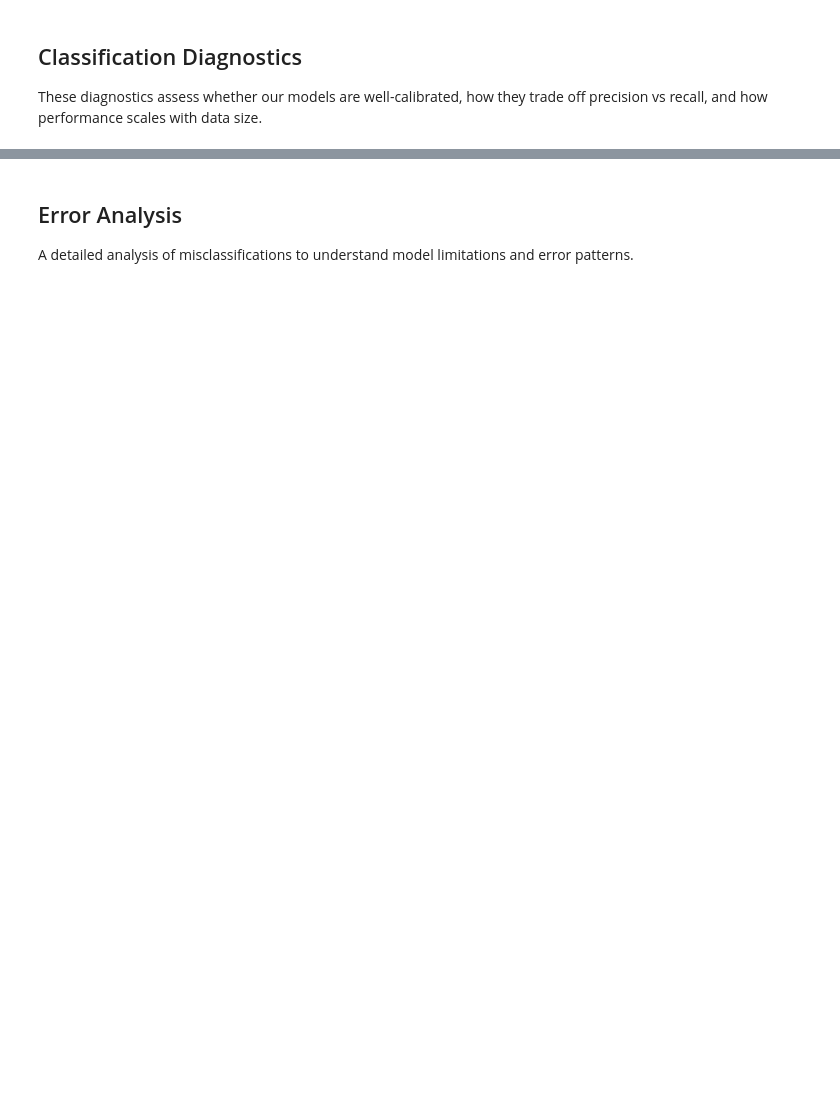
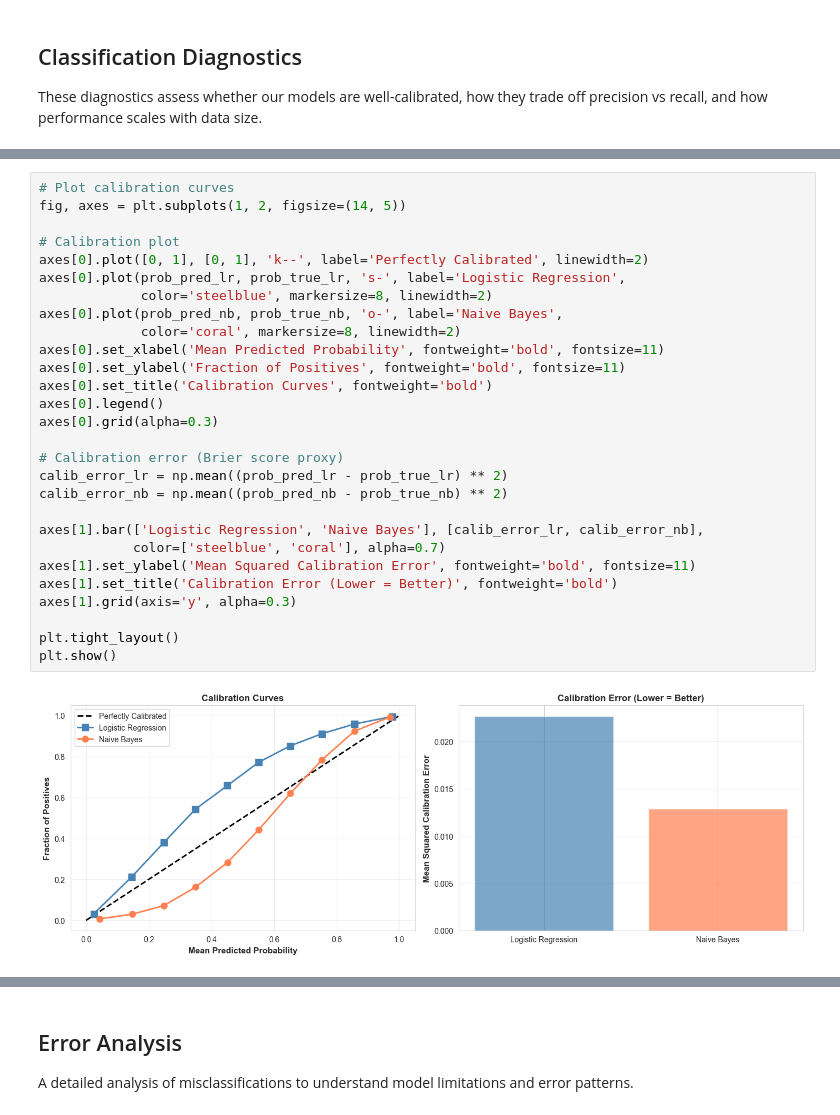
Before and after one commit to 3028Bikalpa/SOSC314_project_Bikki, a Jupyter notebook: Codes/models.ipynb, the cells around one changed output, grey strips where cells are left out. Cells and saved outputs as stored; diff of their text form; blank space fills up the shorter version.

```diff
--- a/Codes/models.ipynb
+++ b/Codes/models.ipynb
@@ -3226,0 +2834,30 @@ Interpretation:
+# %%
+# Plot calibration curves
+fig, axes = plt.subplots(1, 2, figsize=(14, 5))
+
+# Calibration plot
+axes[0].plot([0, 1], [0, 1], 'k--', label='Perfectly Calibrated', linewidth=2)
+axes[0].plot(prob_pred_lr, prob_true_lr, 's-', label='Logistic Regression',
+             color='steelblue', markersize=8, linewidth=2)
+axes[0].plot(prob_pred_nb, prob_true_nb, 'o-', label='Naive Bayes',
+             color='coral', markersize=8, linewidth=2)
+axes[0].set_xlabel('Mean Predicted Probability', fontweight='bold', fontsize=11)
+axes[0].set_ylabel('Fraction of Positives', fontweight='bold', fontsize=11)
+axes[0].set_title('Calibration Curves', fontweight='bold')
+axes[0].legend()
+axes[0].grid(alpha=0.3)
+
+# Calibration error (Brier score proxy)
+calib_error_lr = np.mean((prob_pred_lr - prob_true_lr) ** 2)
+calib_error_nb = np.mean((prob_pred_nb - prob_true_nb) ** 2)
+
+axes[1].bar(['Logistic Regression', 'Naive Bayes'], [calib_error_lr, calib_error_nb],
+            color=['steelblue', 'coral'], alpha=0.7)
+axes[1].set_ylabel('Mean Squared Calibration Error', fontweight='bold', fontsize=11)
+axes[1].set_title('Calibration Error (Lower = Better)', fontweight='bold')
+axes[1].grid(axis='y', alpha=0.3)
+
+plt.tight_layout()
+plt.show()
+# %% [output]
+[figure, added]
```
Also changed, not shown: parts of 59 cells of this notebook, 7 other files.
